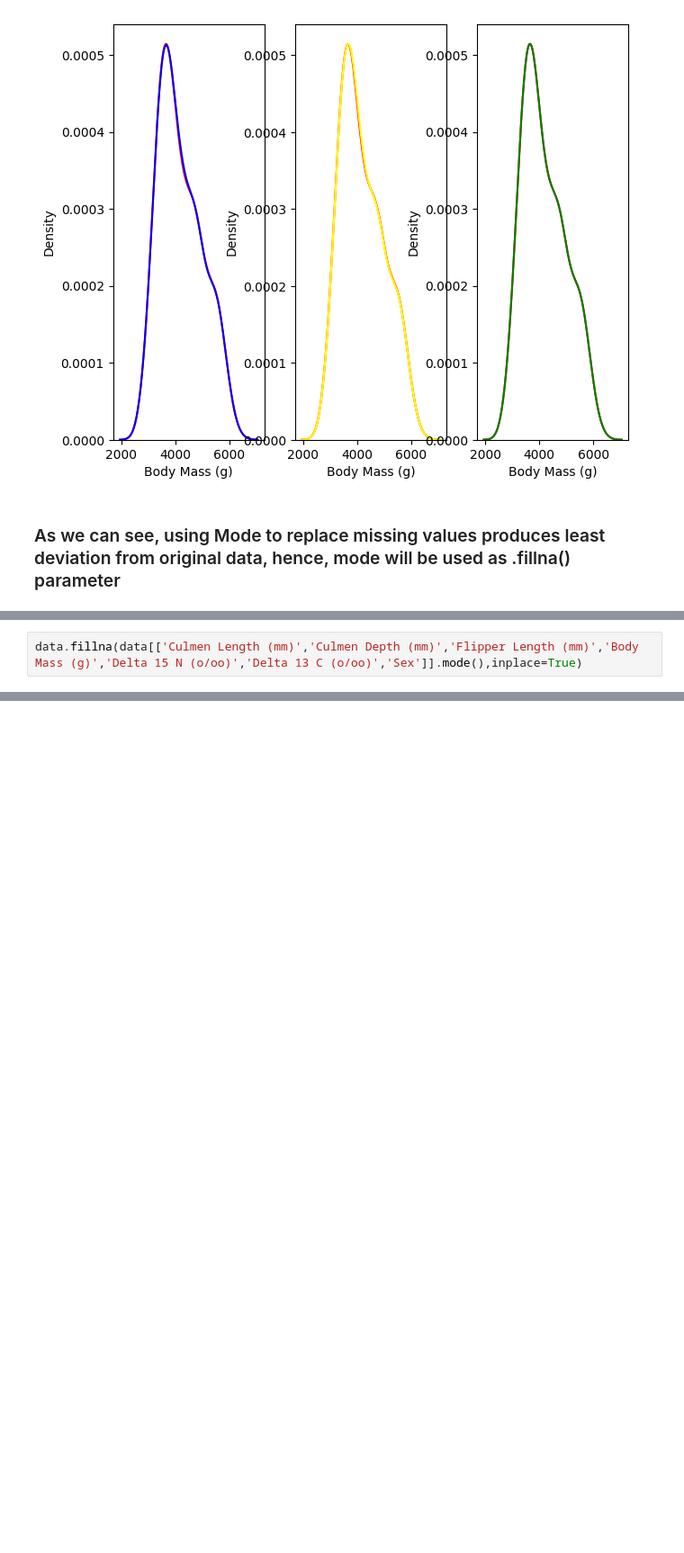
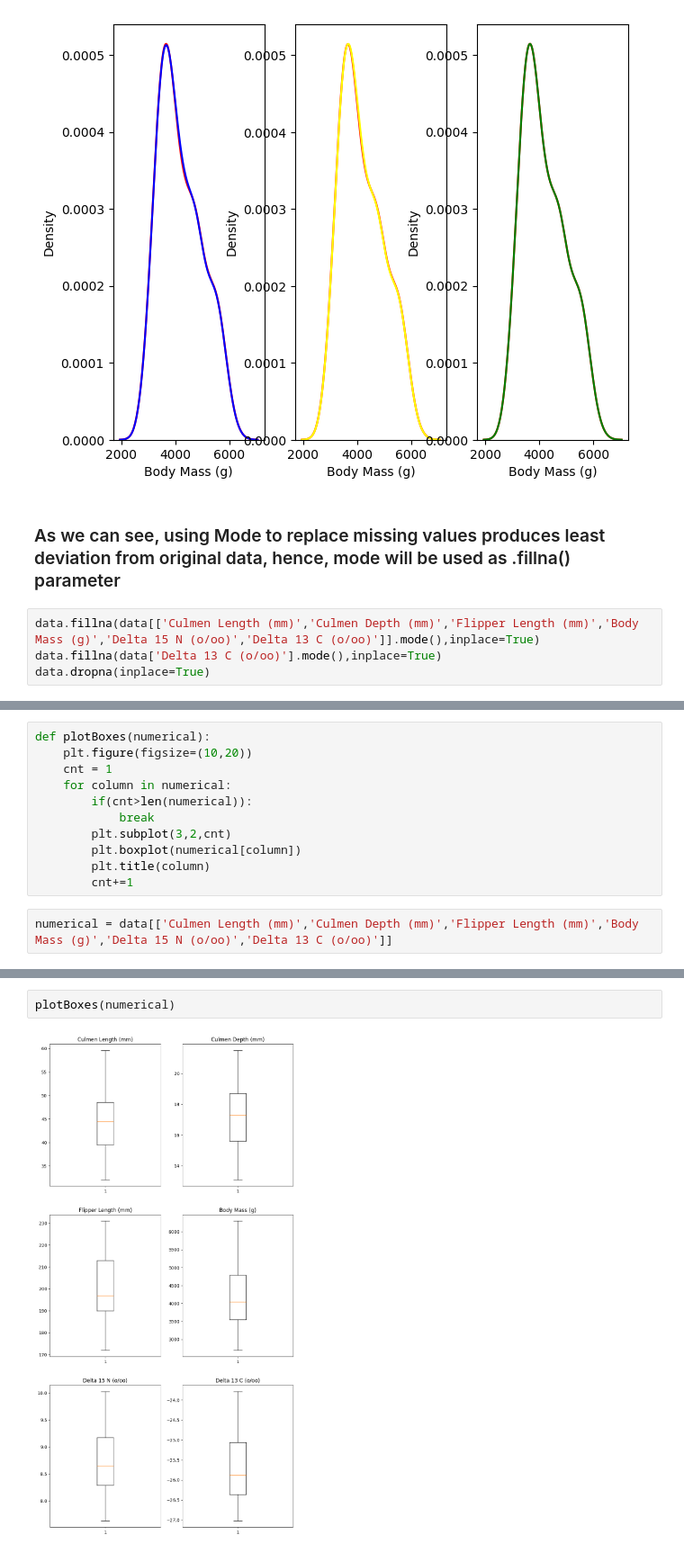
Before and after one commit to rommxl/Lab-experiments, a Jupyter notebook: BAP/exp 2/exp 2.ipynb, the cells around one changed output, grey strips where cells are left out. Shown: that part at 90% size. Cells and saved outputs as stored; diff of their text form; blank space fills up the shorter version.

```diff
--- a/BAP/exp 2/exp 2.ipynb
+++ b/BAP/exp 2/exp 2.ipynb
@@ -67,3 +79,7 @@ compare('Body Mass (g)')
 [figure]
 # %% [markdown]
 ### As we can see, using Mode to replace missing values produces least deviation from original data, hence, mode will be used as .fillna() parameter
+# %%
+data.fillna(data[['Culmen Length (mm)','Culmen Depth (mm)','Flipper Length (mm)','Body Mass (g)','Delta 15 N (o/oo)','Delta 13 C (o/oo)']].mode(),inplace=True)
+data.fillna(data['Delta 13 C (o/oo)'].mode(),inplace=True)
+data.dropna(inplace=True)
@@ -70,2 +88,13 @@ compare('Body Mass (g)')
+# %%
+def plotBoxes(numerical):
+    plt.figure(figsize=(10,20))
+    cnt = 1
+    for column in numerical:
+        if(cnt>len(numerical)):
+            break
+        plt.subplot(3,2,cnt)
+        plt.boxplot(numerical[column])
+        plt.title(column)
+        cnt+=1
 # %%
-data.fillna(data[['Culmen Length (mm)','Culmen Depth (mm)','Flipper Length (mm)','Body Mass (g)','Delta 15 N (o/oo)','Delta 13 C (o/oo)','Sex']].mode(),inplace=True)
+numerical = data[['Culmen Length (mm)','Culmen Depth (mm)','Flipper Length (mm)','Body Mass (g)','Delta 15 N (o/oo)','Delta 13 C (o/oo)']]
@@ -76,0 +101,4 @@ data[data['Delta 13 C (o/oo)'].isna()]
+# %%
+plotBoxes(numerical)
+# %% [output]
+[figure, added]
```
Also changed, not shown: parts of 18 cells of this notebook, 13 other files.
